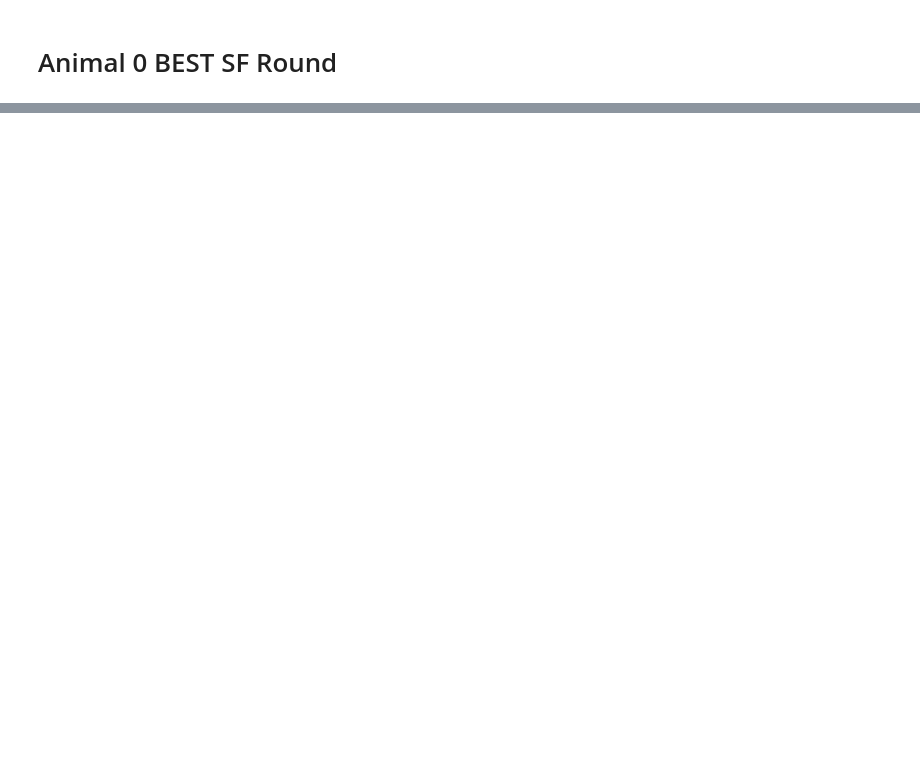
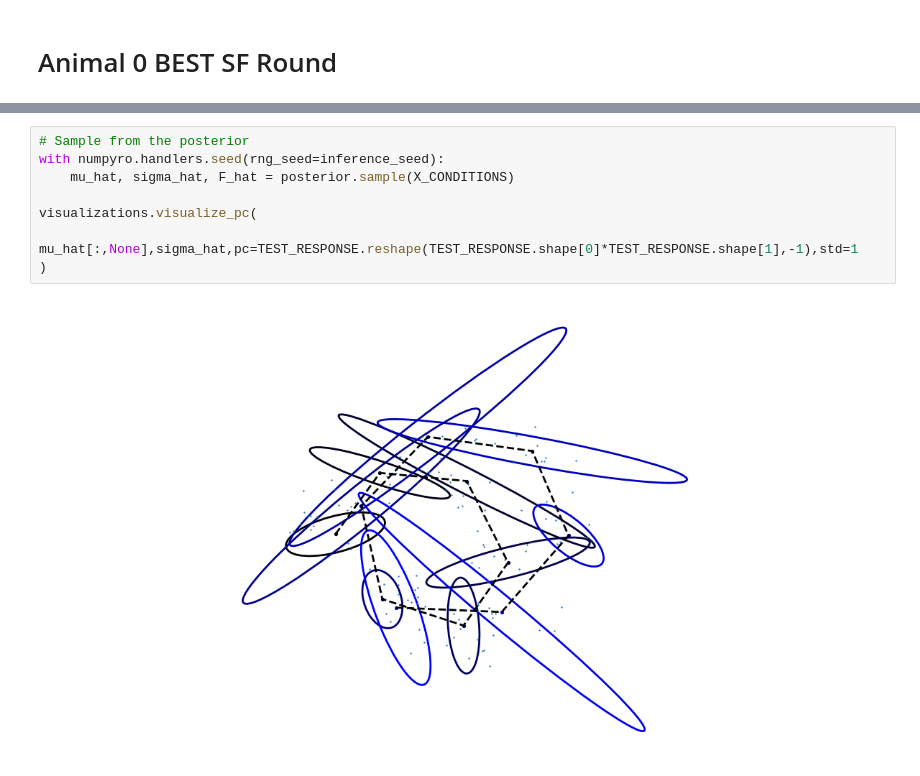
Before and after one commit to scastedo/wishart-process, a Jupyter notebook: back_to_basics.ipynb, the cells around one changed output, grey strips where cells are left out. Drawn from its saved outputs; the diff is of its cells as text; blank space fills up the shorter version.

```diff
--- a/back_to_basics.ipynb
+++ b/back_to_basics.ipynb
@@ -229,0 +483,10 @@ K = TEST_RESPONSE.shape[0]
+# %%
+# Sample from the posterior
+with numpyro.handlers.seed(rng_seed=inference_seed):
+    mu_hat, sigma_hat, F_hat = posterior.sample(X_CONDITIONS)
+
+visualizations.visualize_pc(
+    mu_hat[:,None],sigma_hat,pc=TEST_RESPONSE.reshape(TEST_RESPONSE.shape[0]*TEST_RESPONSE.shape[1],-1),std=1
+)
+# %% [output]
+[figure, added]
```
Also changed, not shown: parts of 20 cells of this notebook, 11 other files.
